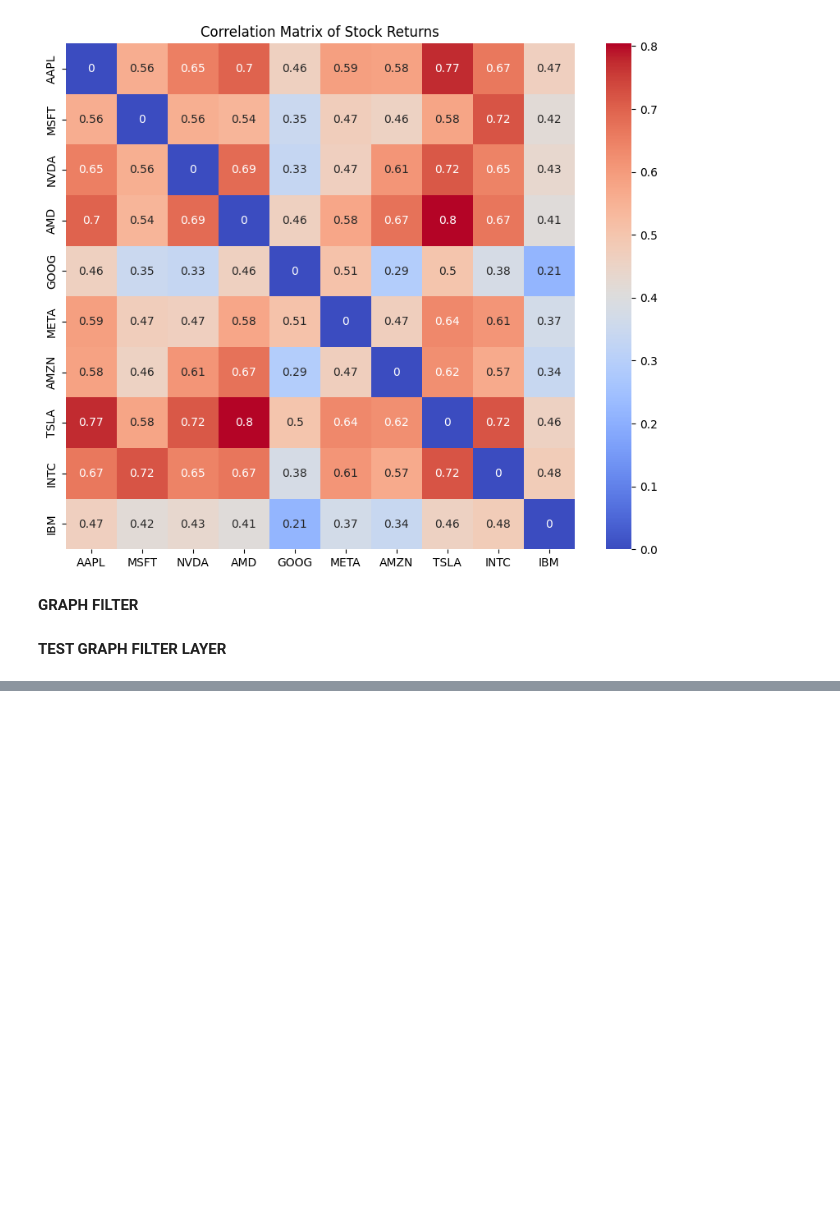
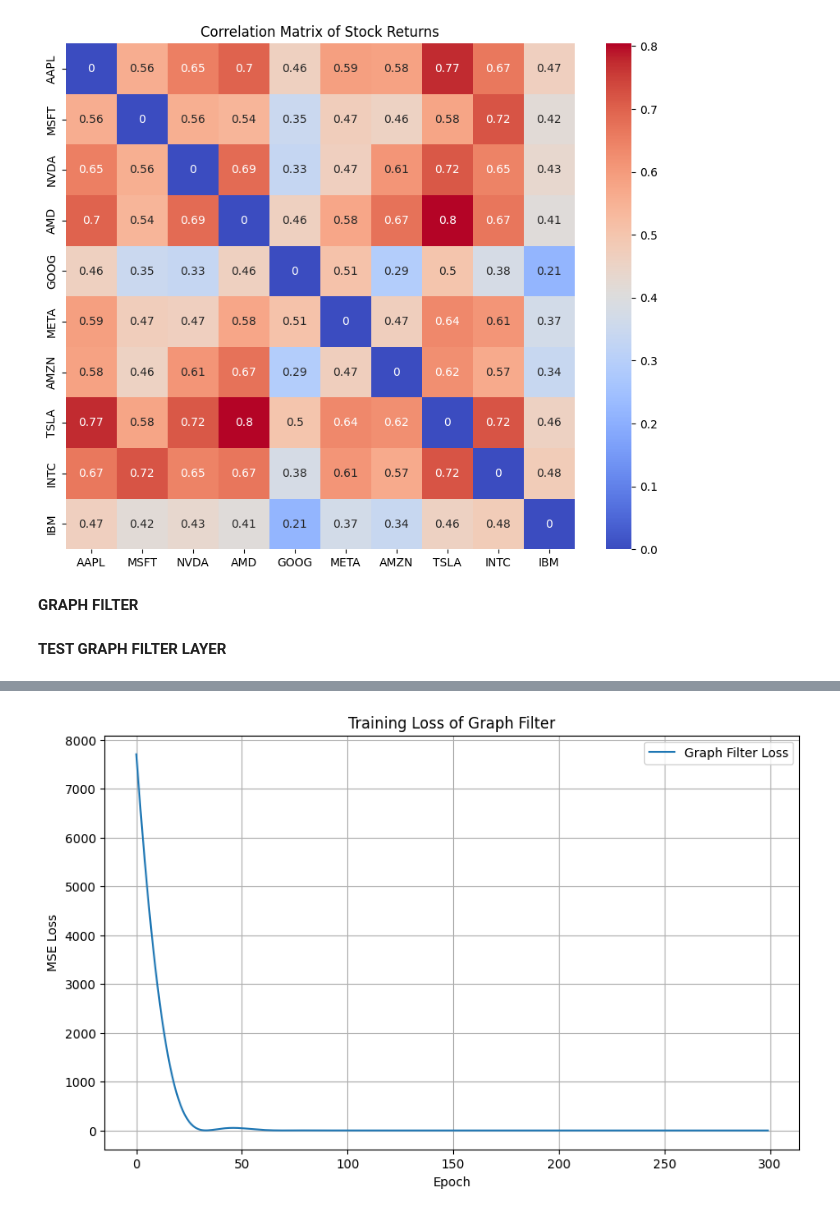
Before and after one commit to ellarubinshtein/stock-gnn, a Jupyter notebook: stock-prediction.ipynb, the cells around one changed output, grey strips where cells are left out. Saved outputs shown, nothing was run; the diff lists cells and outputs as text; code cells hidden in the pictures; blank space fills up the shorter version.

```diff
--- a/stock-prediction.ipynb
+++ b/stock-prediction.ipynb
@@ -47,0 +56,17 @@ y_train_tensor shape: torch.Size([1257, 10])
+# %%
+x_test_tensor = torch.tensor(x_test.values[:-1], dtype=torch.float32)
+y_test_tensor = torch.tensor(y_test.values, dtype=torch.float32)
+
+x_train_tensor = torch.tensor(x_train.values[:-1], dtype=torch.float32)
+y_train_tensor = torch.tensor(y_train.values, dtype=torch.float32)
+
+# Test prints
+print("Aligned training data shape:", x_train_tensor.shape)
+print("Aligned test data shape:", x_test_tensor.shape)
+print("Aligned training returns shape:", y_train_tensor.shape)
+print("Aligned test returns shape:", y_test_tensor.shape)
+
+print("Aligned training data head:")
+print(x_train_tensor[:5])
+print("Aligned training returns head:")
+print(y_train_tensor[:5])
@@ -131,18 +174,20 @@ class graph_filter(nn.Module):
 # %% [markdown]
 **TEST GRAPH FILTER LAYER**
 # %%
-def train_model(model, x_train, y_train, lr=0.01, epochs=100):
+def train_model(model, x_train, y_train, lr=0.01, epochs=300):
     criterion = nn.MSELoss()
     optimizer = optim.Adam(model.parameters(), lr=lr)
+    losses = []
     for epoch in range(epochs):
         optimizer.zero_grad()
         y_pred = model(x_train)
         loss = criterion(y_pred, y_train)
+        losses.append(loss.item())
         loss.backward()
         optimizer.step()
         if (epoch+1) % 10 == 0:
             print(f"Epoch {epoch+1}/{epochs}, Loss: {loss.item():.6f}")
-    return model
+    return model, losses
 # %%
 corr = stock_graph(y_train)
 corr = normalize_graph(corr)
@@ -153,7 +198,17 @@ gf_model = graph_filter(corr, K)
 # gp_model = GraphPerceptron(corr, K, nn.ReLU())
 
 print("Training Graph Filter...")
-gf_model = train_model(gf_model, x_train_tensor, y_train_tensor)
+gf_model, gf_losses = train_model(gf_model, x_train_tensor, y_train_tensor)
+# plot loss per epoch for graph filter
+plt.figure(figsize=(10, 6))
+plt.plot(gf_losses, label='Graph Filter Loss')
+plt.xlabel('Epoch')
+plt.ylabel('MSE Loss')
+plt.title('Training Loss of Graph Filter')
+plt.legend()
+plt.grid()
+plt.show()
+
 # print("Training Graph Perceptron...")
 # gp_model = train_model(gp_model, x_train_tensor, y_train_tensor)
 # %% [output]
@@ -171,3 +232,4 @@ Epoch 100/100, Loss: 0.125268
+[figure, added]
 # %%
 # Plot test error
 corr = stock_graph(y_train)       # correlation matrix
```
Also changed, not shown: parts of 4 cells of this notebook.
